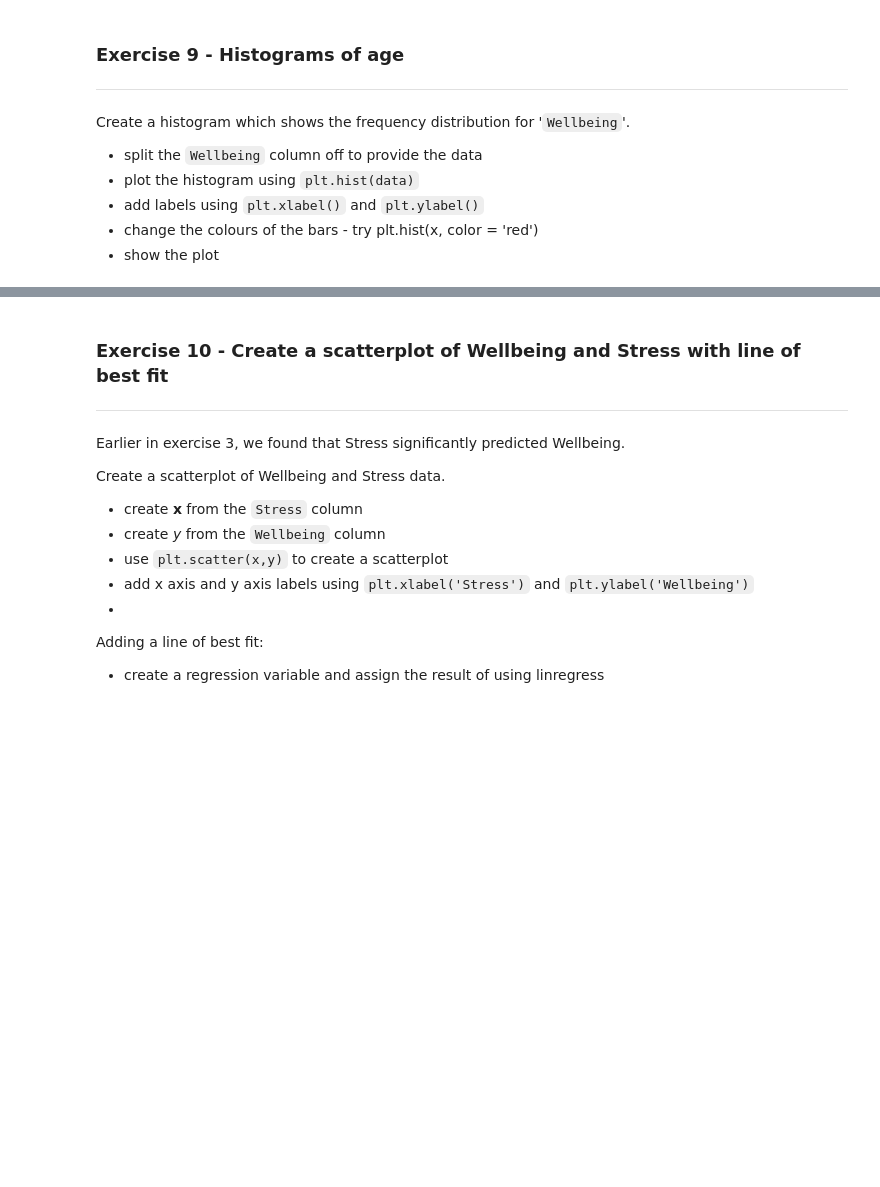
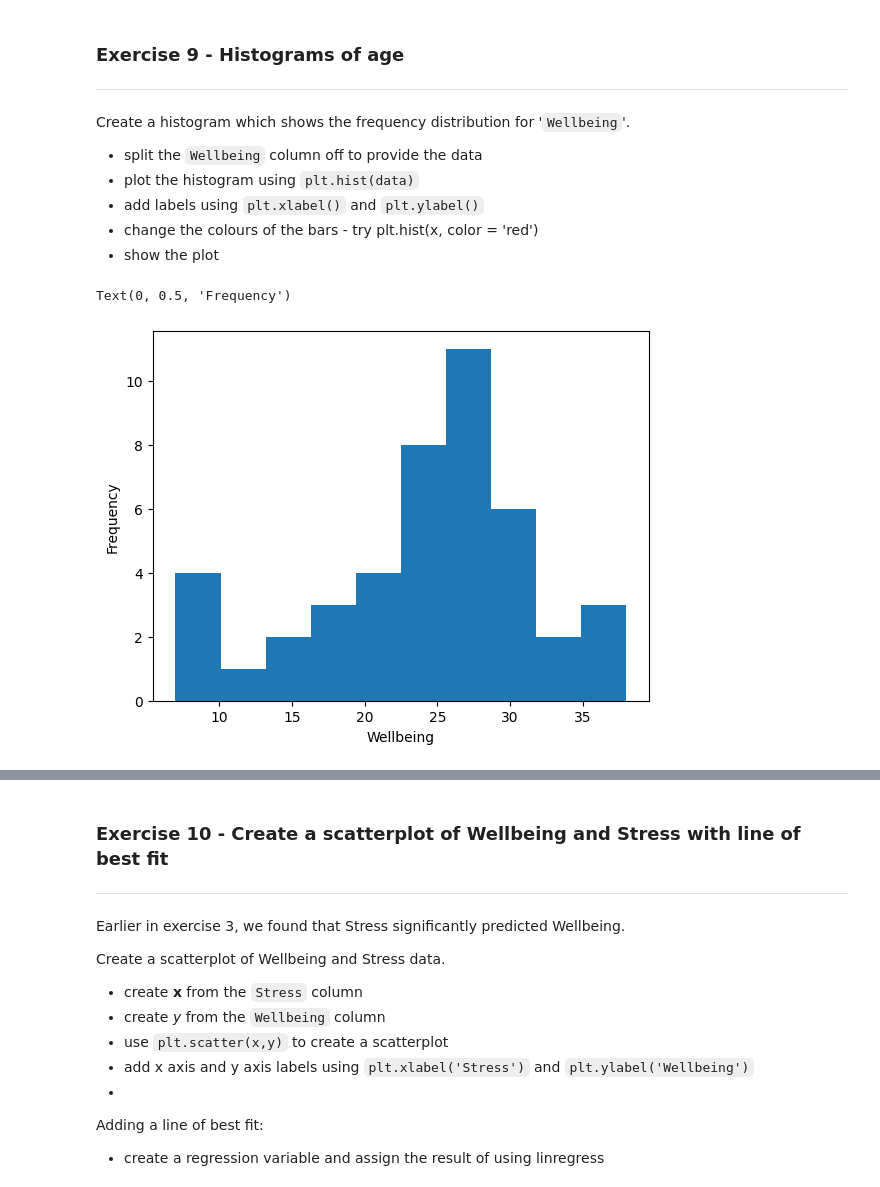
Before and after one commit to fraserrbarclay/Python-Data-Practicals, a Jupyter notebook: Week_7_Correlation_and_visualisation.ipynb, the cells around one changed output, grey strips where cells are left out. Cells and saved outputs as stored; diff of their text form; code cells hidden in the pictures; blank space fills up the shorter version.

```diff
--- a/Week_7_Correlation_and_visualisation.ipynb
+++ b/Week_7_Correlation_and_visualisation.ipynb
@@ -374,3 +445,11 @@ Create a histogram which shows the frequency distribution for '`Wellbeing`'.
 * add labels using `plt.xlabel()` and `plt.ylabel()`
 * change the colours of the bars - try plt.hist(x, color = 'red')
 * show the plot
+# %%
+data = psych_data['Wellbeing']
+plt.hist(data)
+plt.xlabel('Wellbeing')
+plt.ylabel('Frequency')
+# %% [output]
+Text(0, 0.5, 'Frequency')
+[figure, added]
```
Also changed, not shown: parts of 9 cells of this notebook.
